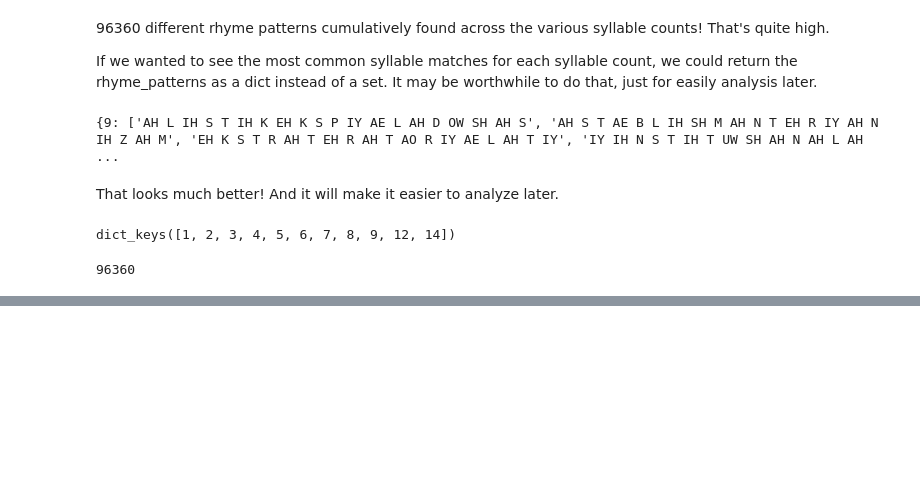
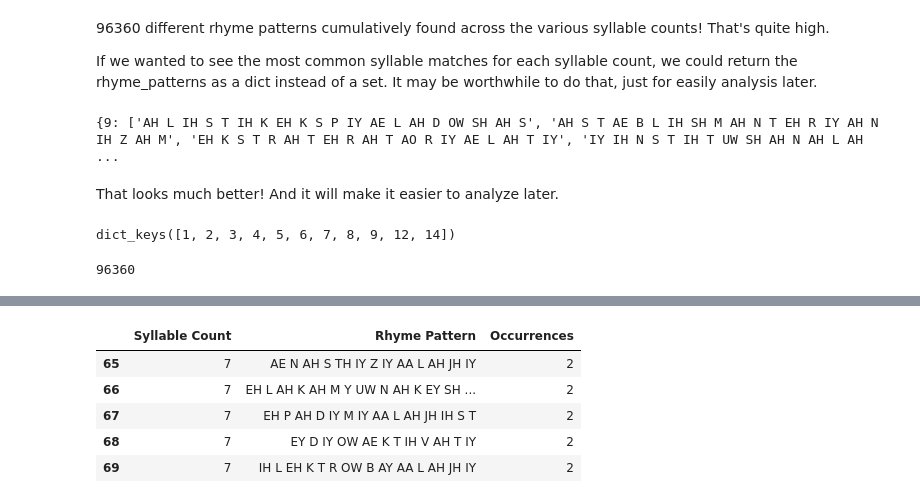
Before and after one commit to Nicholas-Nilson/Poetry-and-Lyric-Helper, a Jupyter notebook: Words Database Exploration.ipynb, the cells around one changed output, grey strips where cells are left out. Drawn from its saved outputs; the diff is of its cells as text; code cells hidden in the pictures; blank space fills up the shorter version.

```diff
--- a/Words Database Exploration.ipynb
+++ b/Words Database Exploration.ipynb
@@ -419,0 +552,10 @@ dict_keys([1, 2, 3, 4, 5, 6, 7, 8, 9, 12, 14])
+# %%
+exact_top_ten_df.tail()
+# exact_top_ten_df.head()
+# %% [output]
+|  | Syllable Count | Rhyme Pattern | Occurrences |
+| 65 | 7 | AE N AH S TH IY Z IY AA L AH JH IY | 2 |
+| 66 | 7 | EH L AH K AH M Y UW N AH K EY SH ... | 2 |
+| 67 | 7 | EH P AH D IY M IY AA L AH JH IH S T | 2 |
+| 68 | 7 | EY D IY OW AE K T IH V AH T IY | 2 |
+| 69 | 7 | IH L EH K T R OW B AY AA L AH JH IY | 2 |
```
Also changed, not shown: parts of 20 cells of this notebook, 4 other files.
